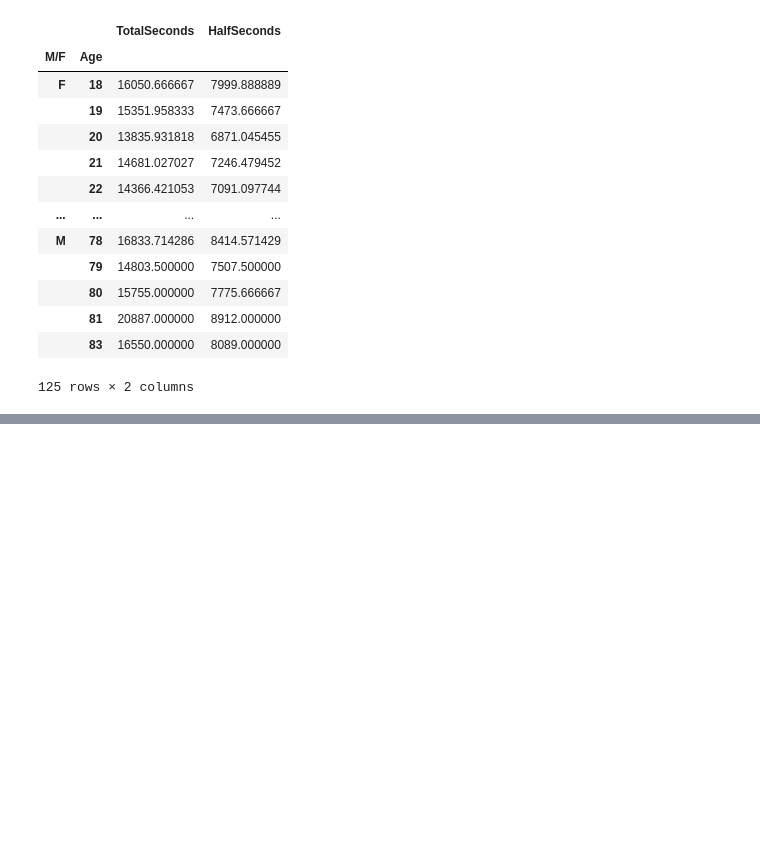
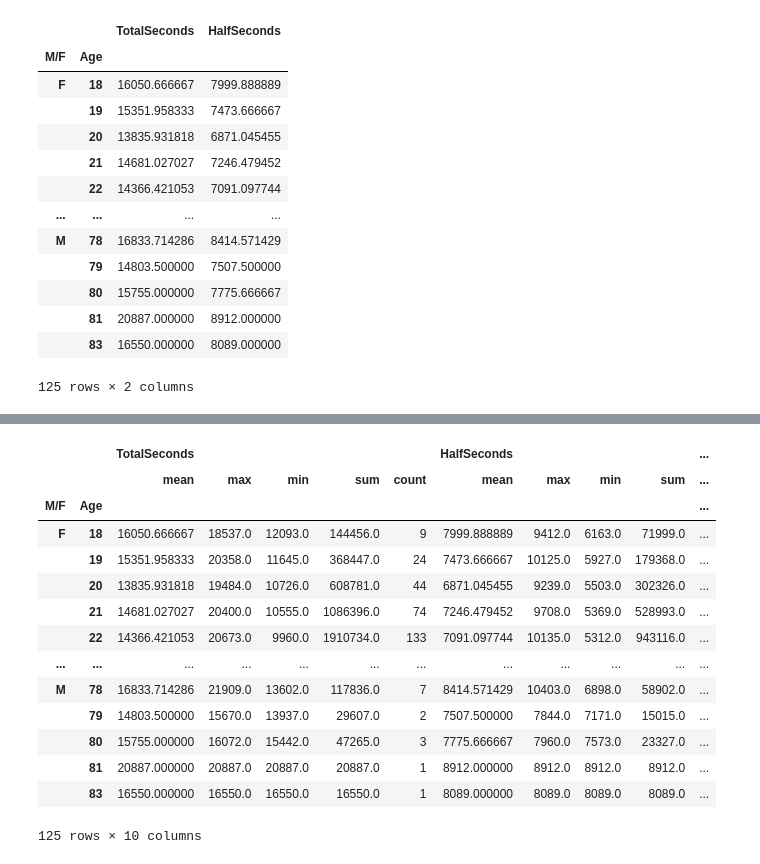
Before and after one commit to Szafranerio/Data_InDepth, a Jupyter notebook: Pandas/Pandas_GroupBy.ipynb, the cells around one changed output, grey strips where cells are left out. Cells and saved outputs as stored; diff of their text form; code cells hidden in the pictures; blank space fills up the shorter version.

```diff
--- a/Pandas/Pandas_GroupBy.ipynb
+++ b/Pandas/Pandas_GroupBy.ipynb
@@ -530,0 +619,12 @@ sex_age.get_group(('M', 25)).head()
+# %%
+#Challange
+data = pd.read_csv('./data/marathon_results_2016.csv', usecols=['Bib', '40K', 'Half', 'Pace', 'Age', 'M/F', 'Country', 'State', 'City'], index_col='Bib')
+data
+
+data['40K'] = pd.to_timedelta(data['40K'], errors='coerce')
+data['Half'] = pd.to_timedelta(data['Half'], errors='coerce')
+
+data['TotalSeconds'] = data['40K'].apply(lambda x: x.total_seconds() if pd.notnull(x) else None)
+data['HalfSeconds'] = data['Half'].apply(lambda x: x.total_seconds() if pd.notnull(x) else None)
+
+data
@@ -530,0 +646,3 @@ sex_age.get_group(('M', 25)).head()
+# %%
+sex_age = data.groupby(by=['M/F', 'Age'])
+sex_age.size()
@@ -530,0 +663,19 @@ sex_age.get_group(('M', 25)).head()
+# %%
+agg = ['mean', 'max', 'min', 'sum', 'count']
+sex_age.agg({'TotalSeconds': agg, 'HalfSeconds': agg})
+# %% [output]
+|  |  | TotalSeconds |  |  |  |  | HalfSeconds |  |  |  | ... |
+|  |  | mean | max | min | sum | count | mean | max | min | sum | ... |
+| M/F | Age |  |  |  |  |  |  |  |  |  | ... |
+| F | 18 | 16050.666667 | 18537.0 | 12093.0 | 144456.0 | 9 | 7999.888889 | 9412.0 | 6163.0 | 71999.0 | ... |
+|  | 19 | 15351.958333 | 20358.0 | 11645.0 | 368447.0 | 24 | 7473.666667 | 10125.0 | 5927.0 | 179368.0 | ... |
+|  | 20 | 13835.931818 | 19484.0 | 10726.0 | 608781.0 | 44 | 6871.045455 | 9239.0 | 5503.0 | 302326.0 | ... |
+|  | 21 | 14681.027027 | 20400.0 | 10555.0 | 1086396.0 | 74 | 7246.479452 | 9708.0 | 5369.0 | 528993.0 | ... |
+|  | 22 | 14366.421053 | 20673.0 | 9960.0 | 1910734.0 | 133 | 7091.097744 | 10135.0 | 5312.0 | 943116.0 | ... |
+| ... | ... | ... | ... | ... | ... | ... | ... | ... | ... | ... | ... |
+| M | 78 | 16833.714286 | 21909.0 | 13602.0 | 117836.0 | 7 | 8414.571429 | 10403.0 | 6898.0 | 58902.0 | ... |
+|  | 79 | 14803.500000 | 15670.0 | 13937.0 | 29607.0 | 2 | 7507.500000 | 7844.0 | 7171.0 | 15015.0 | ... |
+|  | 80 | 15755.000000 | 16072.0 | 15442.0 | 47265.0 | 3 | 7775.666667 | 7960.0 | 7573.0 | 23327.0 | ... |
+|  | 81 | 20887.000000 | 20887.0 | 20887.0 | 20887.0 | 1 | 8912.000000 | 8912.0 | 8912.0 | 8912.0 | ... |
+|  | 83 | 16550.000000 | 16550.0 | 16550.0 | 16550.0 | 1 | 8089.000000 | 8089.0 | 8089.0 | 8089.0 | ... |
+125 rows × 10 columns
```
Also changed, not shown: parts of 11 cells of this notebook.
